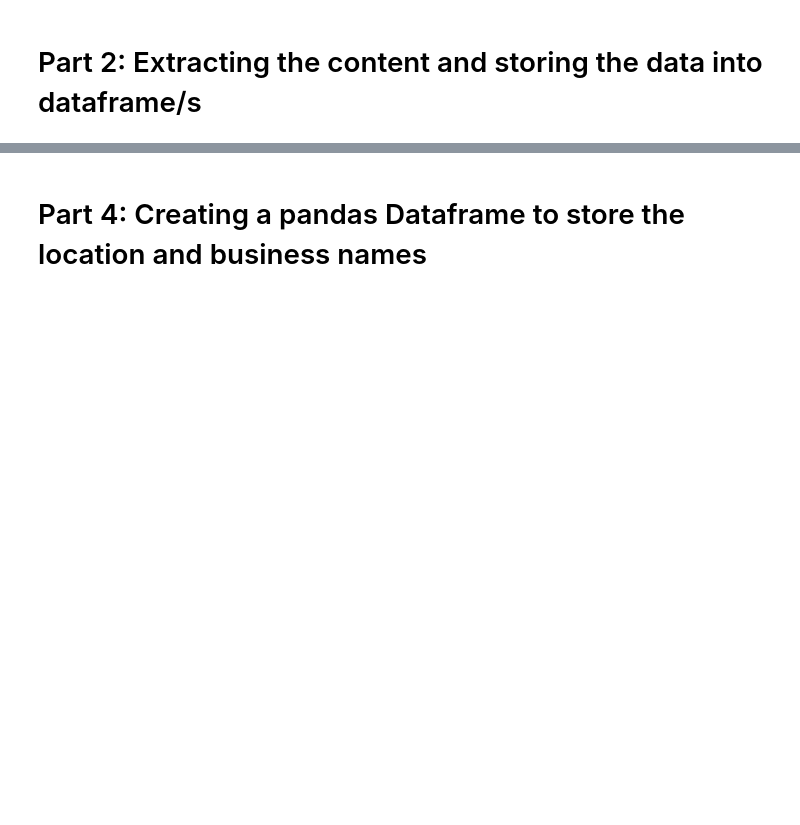
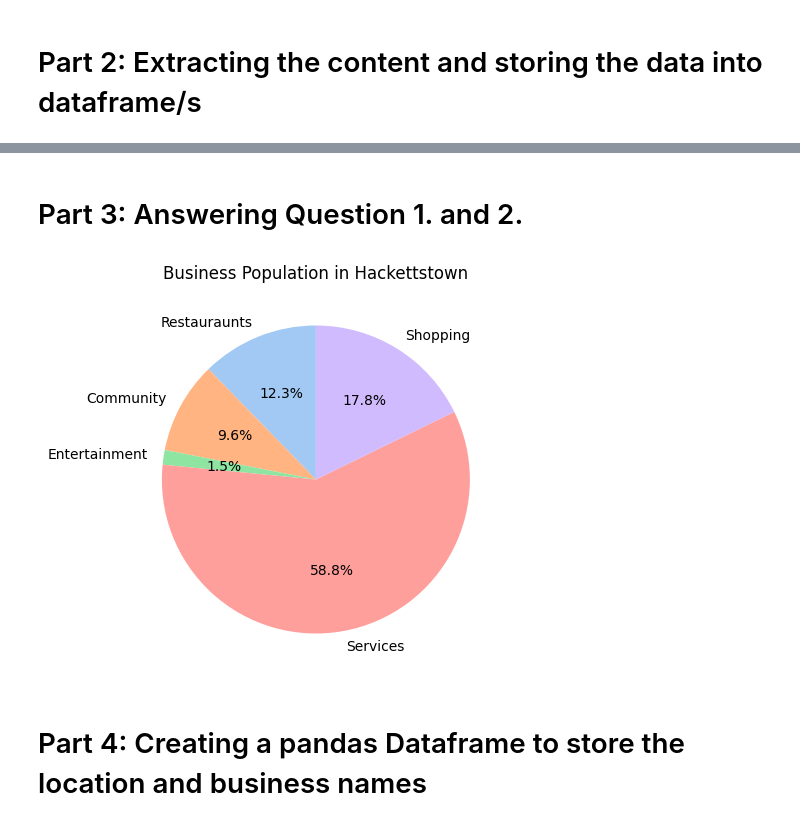
Before and after one commit to GarlettsKaden/DSP_Final_Project, a Jupyter notebook: core.ipynb, the cells around one changed output, grey strips where cells are left out. Drawn from its saved outputs; the diff is of its cells as text; code cells hidden in the pictures; blank space fills up the shorter version.

```diff
--- a/core.ipynb
+++ b/core.ipynb
@@ -335,5 +426,0 @@ KeyboardInterrupt:
-# %%
-with open("hackettstown_locations_restaurants.pkl", "rb") as f:
-        print("Loading pickle...")
-        locationHackettstownRestaurants = pickle.load(f)
-print(getCoordinates(locationHackettstownRestaurants))
@@ -362,3 +484,35 @@ def getCoordinates(locationHackettstown):
+# %%
+#method used to combine the names of the businesses and their coordinates. I will admit there was probably a bettwer way to do this, to verify that the coordinates belong to each business, but I cannot figure out exactly how
+
+def truncate_pair(list_a, list_b):
+    min_len = min(len(list_a), len(list_b))
+    return list_a[:min_len], list_b[:min_len]
+
+# caling the method
+namesHackettstownRestaurants, coordinateHackettstownRestaurants = truncate_pair(namesHackettstownRestaurants, coordinateHackettstownRestaurants)
+namesHackettstownCommunity, coordinateHackettstownCommunity = truncate_pair(namesHackettstownCommunity, coordinateHackettstownCommunity)
+namesHackettstownEntertainmentGaming, coordinateHackettstownEntertainmentGaming = truncate_pair(namesHackettstownEntertainmentGaming, coordinateHackettstownEntertainmentGaming)
+namesHackettstownServices, coordinateHackettstownServices = truncate_pair(namesHackettstownServices, coordinateHackettstownServices)
+namesHackettstownShopping, coordinateHackettstownShopping = truncate_pair(namesHackettstownShopping, coordinateHackettstownShopping)
+# %% [markdown]
+# Part 3: Answering Question 1. and 2.
+# %%
+# Using previous information we can determine the popularity of specific business types in Hackettstown.
+# To demostrate this, I decided to use a pie graph to show the percentage that each type of data represents.
+
+valueBusinesses = [len(namesHackettstownRestaurants),len(namesHackettstownCommunity),len(namesHackettstownEntertainmentGaming),len(namesHackettstownServices),len(namesHackettstownShopping)]
+labelBusinesses = ["Restauraunts", "Community", "Entertainment", "Services", "Shopping"]
+colors = sns.color_palette("pastel")[0:len(valueBusinesses)]
+
+totalBusinesses = sum(valueBusinesses)
+percentBusinesses = [(i / totalBusinesses) * 100 for i in valueBusinesses]
+
+plt.figure(figsize=(5,5))
+plt.pie(valueBusinesses, labels=labelBusinesses, autopct=lambda p: f"{p:.1f}%", startangle=90, colors=colors)
+plt.title("Business Population in Hackettstown")
+plt.show()
+# %% [output]
+[figure, added]
 # %% [markdown]
 # Part 4: Creating a pandas Dataframe to store the location and business names
 # %%
```
Also changed, not shown: parts of 14 cells of this notebook, 7 other files.
